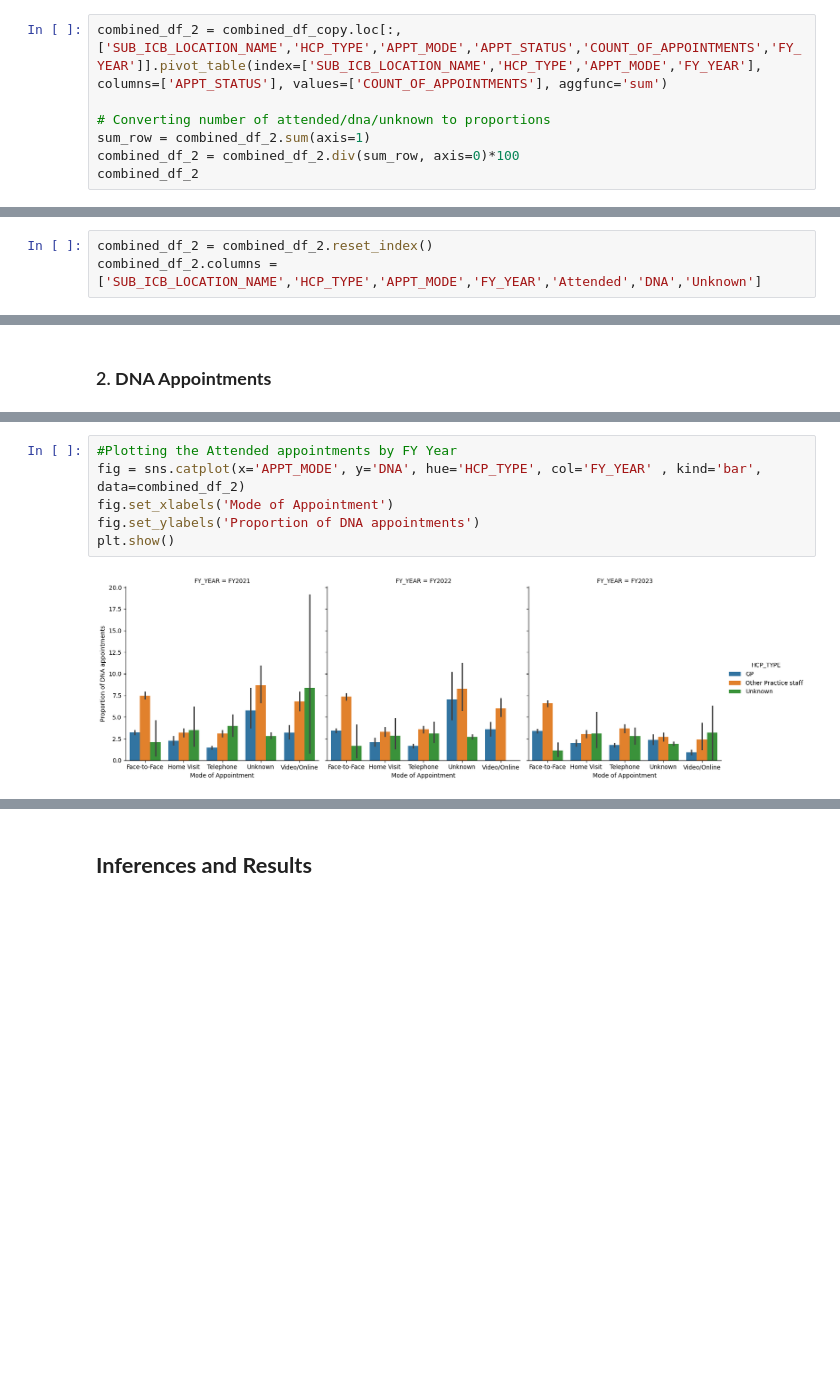
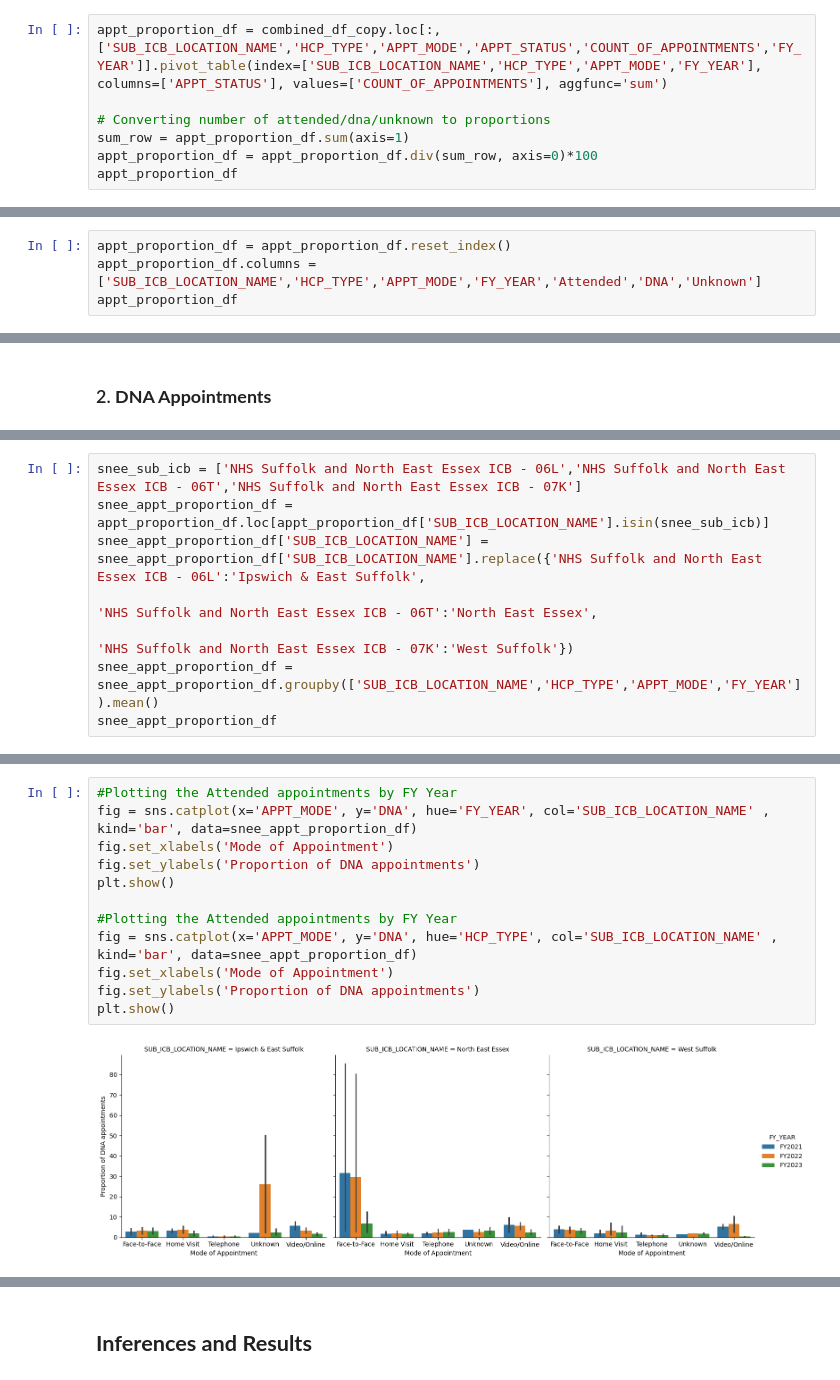
Before and after one commit to SNEE-ICS/PrimaryCareDemandAndCapacity, a Jupyter notebook: AppointmentsAttended.ipynb, the cells around one changed output, grey strips where cells are left out. Drawn from its saved outputs; the diff is of its cells as text; blank space fills up the shorter version.

```diff
--- a/AppointmentsAttended.ipynb
+++ b/AppointmentsAttended.ipynb
@@ -344,10 +345,10 @@ plt.grid(True, linestyle='--', alpha=0.5)
 # %%
-combined_df_2 = combined_df_copy.loc[:,['SUB_ICB_LOCATION_NAME','HCP_TYPE','APPT_MODE','APPT_STATUS','COUNT_OF_APPOINTMENTS','FY_YEAR']].pivot_table(index=['SUB_ICB_LOCATION_NAME','HCP_TYPE','APPT_MODE','FY_YEAR'], columns=['APPT_STATUS'], values=['COUNT_OF_APPOINTMENTS'], aggfunc='sum')
+appt_proportion_df = combined_df_copy.loc[:,['SUB_ICB_LOCATION_NAME','HCP_TYPE','APPT_MODE','APPT_STATUS','COUNT_OF_APPOINTMENTS','FY_YEAR']].pivot_table(index=['SUB_ICB_LOCATION_NAME','HCP_TYPE','APPT_MODE','FY_YEAR'], columns=['APPT_STATUS'], values=['COUNT_OF_APPOINTMENTS'], aggfunc='sum')
 
 # Converting number of attended/dna/unknown to proportions
-sum_row = combined_df_2.sum(axis=1)
-combined_df_2 = combined_df_2.div(sum_row, axis=0)*100
-combined_df_2
+sum_row = appt_proportion_df.sum(axis=1)
+appt_proportion_df = appt_proportion_df.div(sum_row, axis=0)*100
+appt_proportion_df
 # %% [output]
 |  |  |  |  | COUNT_OF_APPOINTMENTS |  |  |
 |  |  |  | APPT_STATUS | Attended | DNA | Unknown |
@@ -365,5 +366,6 @@ combined_df_2
 |  |  |  | FY2023 | 88.166040 | 2.371214 | 9.462746 |
 3973 rows × 3 columns
 # %%
-combined_df_2 = combined_df_2.reset_index()
-combined_df_2.columns = ['SUB_ICB_LOCATION_NAME','HCP_TYPE','APPT_MODE','FY_YEAR','Attended','DNA','Unknown']
+appt_proportion_df = appt_proportion_df.reset_index()
+appt_proportion_df.columns = ['SUB_ICB_LOCATION_NAME','HCP_TYPE','APPT_MODE','FY_YEAR','Attended','DNA','Unknown']
+appt_proportion_df
@@ -441,0 +439,8 @@ plt.grid(True, linestyle='--', alpha=0.5)
+# %%
+snee_sub_icb = ['NHS Suffolk and North East Essex ICB - 06L','NHS Suffolk and North East Essex ICB - 06T','NHS Suffolk and North East Essex ICB - 07K']
+snee_appt_proportion_df = appt_proportion_df.loc[appt_proportion_df['SUB_ICB_LOCATION_NAME'].isin(snee_sub_icb)]
+snee_appt_proportion_df['SUB_ICB_LOCATION_NAME'] = snee_appt_proportion_df['SUB_ICB_LOCATION_NAME'].replace({'NHS Suffolk and North East Essex ICB - 06L':'Ipswich & East Suffolk',
+                                                                                                             'NHS Suffolk and North East Essex ICB - 06T':'North East Essex',
+                                                                                                             'NHS Suffolk and North East Essex ICB - 07K':'West Suffolk'})
+snee_appt_proportion_df = snee_appt_proportion_df.groupby(['SUB_ICB_LOCATION_NAME','HCP_TYPE','APPT_MODE','FY_YEAR']).mean()
+snee_appt_proportion_df
@@ -442,8 +467,14 @@ plt.grid(True, linestyle='--', alpha=0.5)
 # %%
 #Plotting the Attended appointments by FY Year
-fig = sns.catplot(x='APPT_MODE', y='DNA', hue='HCP_TYPE', col='FY_YEAR' , kind='bar', data=combined_df_2)
+fig = sns.catplot(x='APPT_MODE', y='DNA', hue='FY_YEAR', col='SUB_ICB_LOCATION_NAME' , kind='bar', data=snee_appt_proportion_df)
 fig.set_xlabels('Mode of Appointment')
 fig.set_ylabels('Proportion of DNA appointments')
 plt.show()
+
+#Plotting the Attended appointments by FY Year
+fig = sns.catplot(x='APPT_MODE', y='DNA', hue='HCP_TYPE', col='SUB_ICB_LOCATION_NAME' , kind='bar', data=snee_appt_proportion_df)
+fig.set_xlabels('Mode of Appointment')
+fig.set_ylabels('Proportion of DNA appointments')
+plt.show()
 # %% [output]
-[figure, old version]
+[figure, new version]
```
Also changed, not shown: parts of 26 cells of this notebook.
